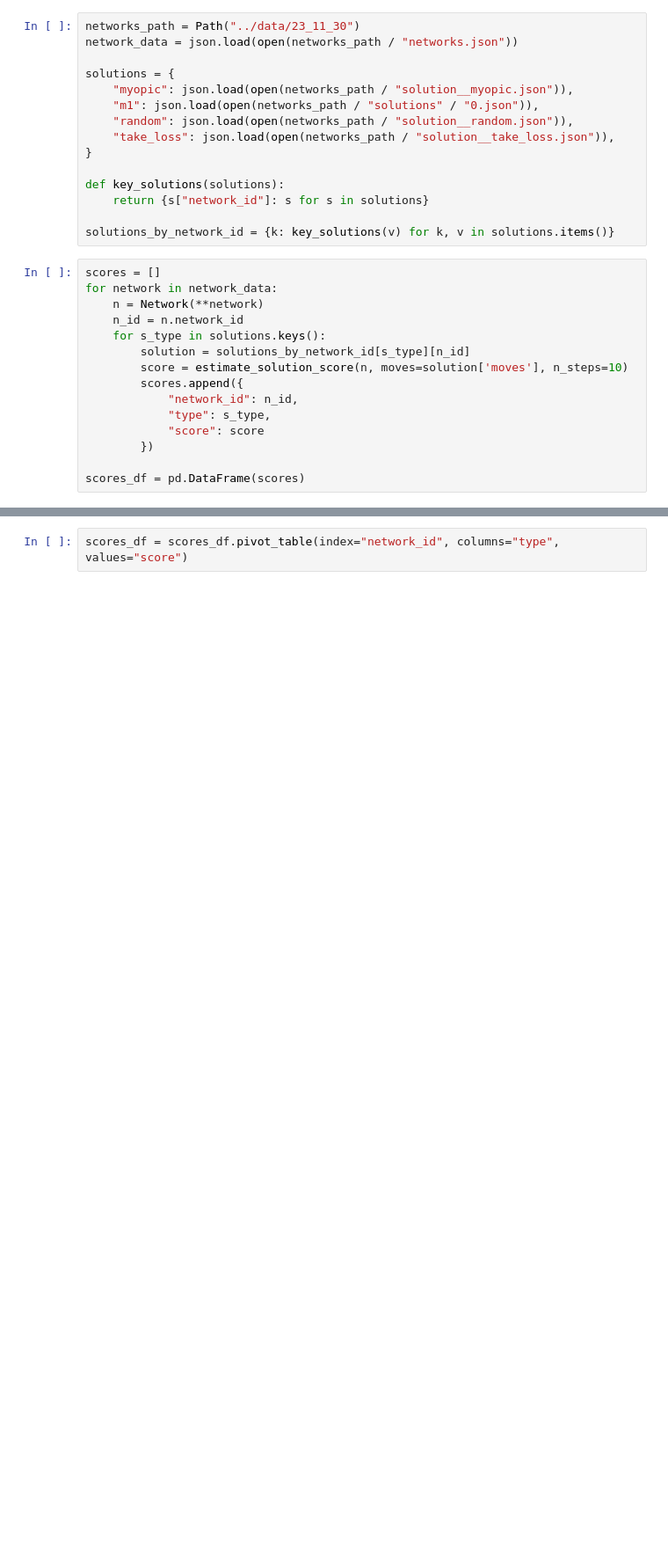
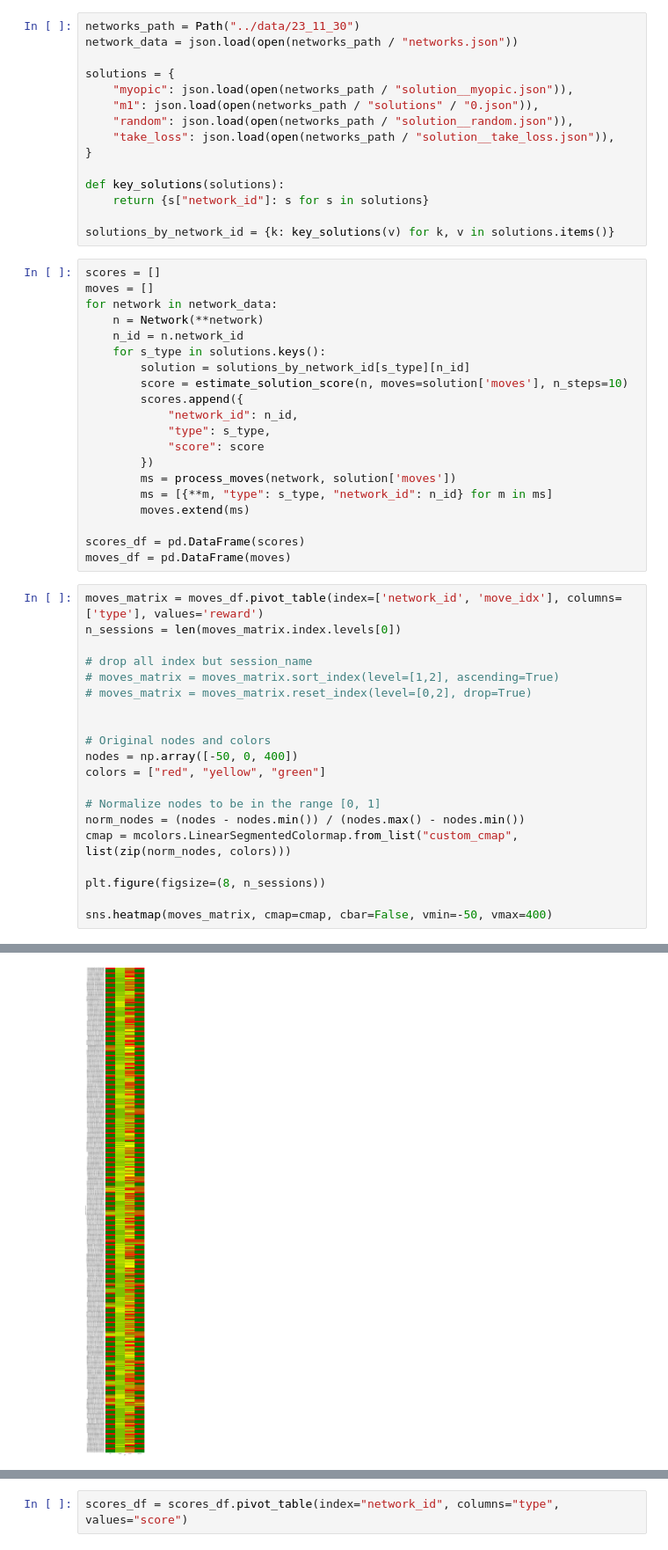
Before and after one commit to LBrinkmann/reward-network-iii, a Jupyter notebook: analysis/compare_strategies.ipynb, the cells around one changed output, grey strips where cells are left out. Shown at 88% size. Saved outputs shown, nothing was run; the diff lists cells and outputs as text; blank space fills up the shorter version.

Commit message:
Add move visualisation.

```diff
--- a/analysis/compare_strategies.ipynb
+++ b/analysis/compare_strategies.ipynb
@@ -22,6 +27,7 @@ def key_solutions(solutions):
 solutions_by_network_id = {k: key_solutions(v) for k, v in solutions.items()}
 # %%
 scores = []
+moves = []
 for network in network_data:
     n = Network(**network)
     n_id = n.network_id
@@ -33,5 +39,30 @@ for network in network_data:
             "type": s_type,
             "score": score
         })
+        ms = process_moves(network, solution['moves'])
+        ms = [{**m, "type": s_type, "network_id": n_id} for m in ms]
+        moves.extend(ms)
 
 scores_df = pd.DataFrame(scores)
+moves_df = pd.DataFrame(moves)
+# %%
+moves_matrix = moves_df.pivot_table(index=['network_id', 'move_idx'], columns=['type'], values='reward')
+n_sessions = len(moves_matrix.index.levels[0])
+
+# drop all index but session_name
+# moves_matrix = moves_matrix.sort_index(level=[1,2], ascending=True)
+# moves_matrix = moves_matrix.reset_index(level=[0,2], drop=True)
+
+
+# Original nodes and colors
+nodes = np.array([-50, 0, 400])
+colors = ["red", "yellow", "green"]
+
+# Normalize nodes to be in the range [0, 1]
+norm_nodes = (nodes - nodes.min()) / (nodes.max() - nodes.min())
+cmap = mcolors.LinearSegmentedColormap.from_list("custom_cmap", list(zip(norm_nodes, colors)))
+
+plt.figure(figsize=(8, n_sessions))
+
+sns.heatmap(moves_matrix, cmap=cmap, cbar=False, vmin=-50, vmax=400)
+# %% [output]
@@ -37,0 +70 @@ scores_df = pd.DataFrame(scores)
+[figure, added]
```
Also changed, not shown: parts of 8 cells of this notebook.
